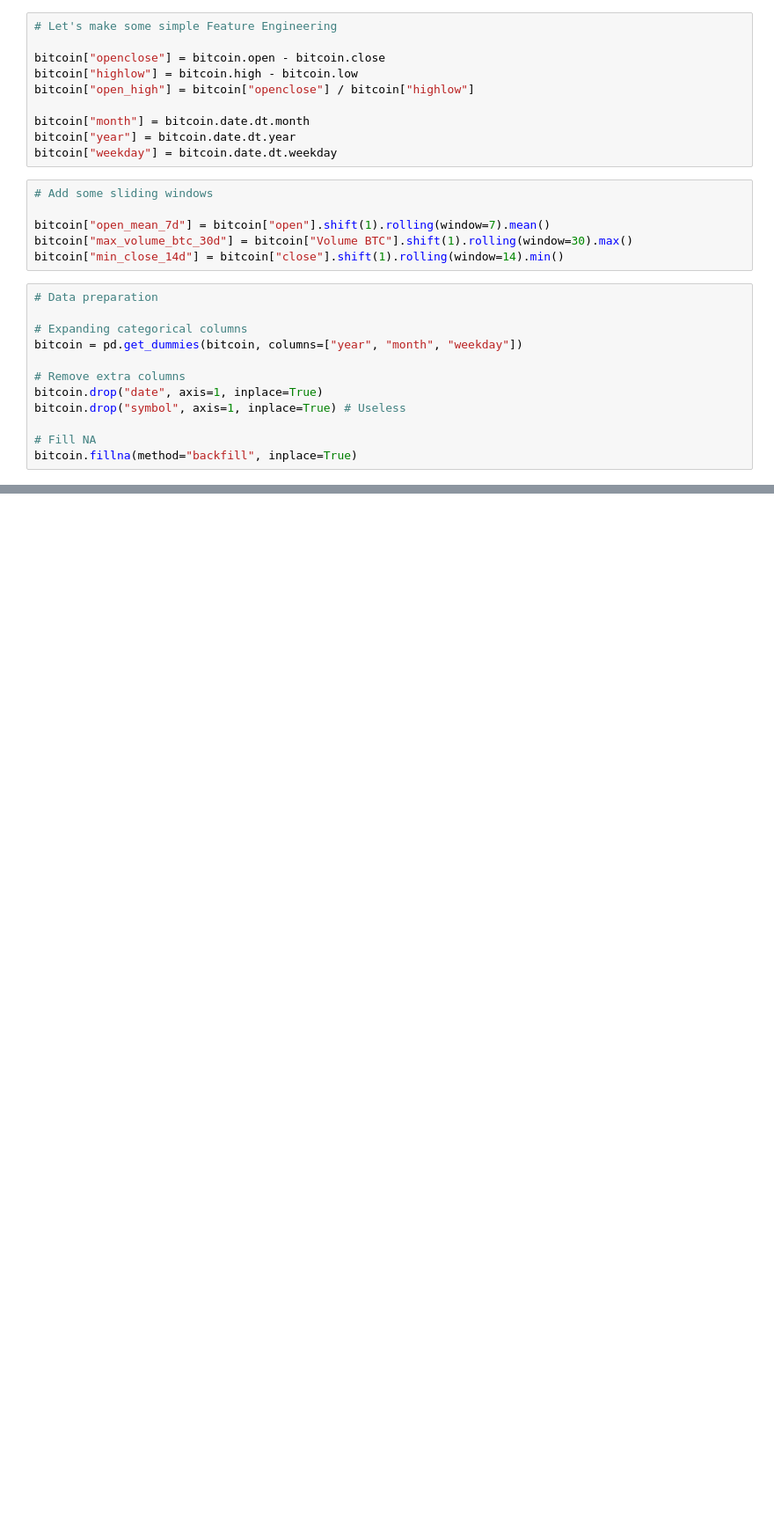
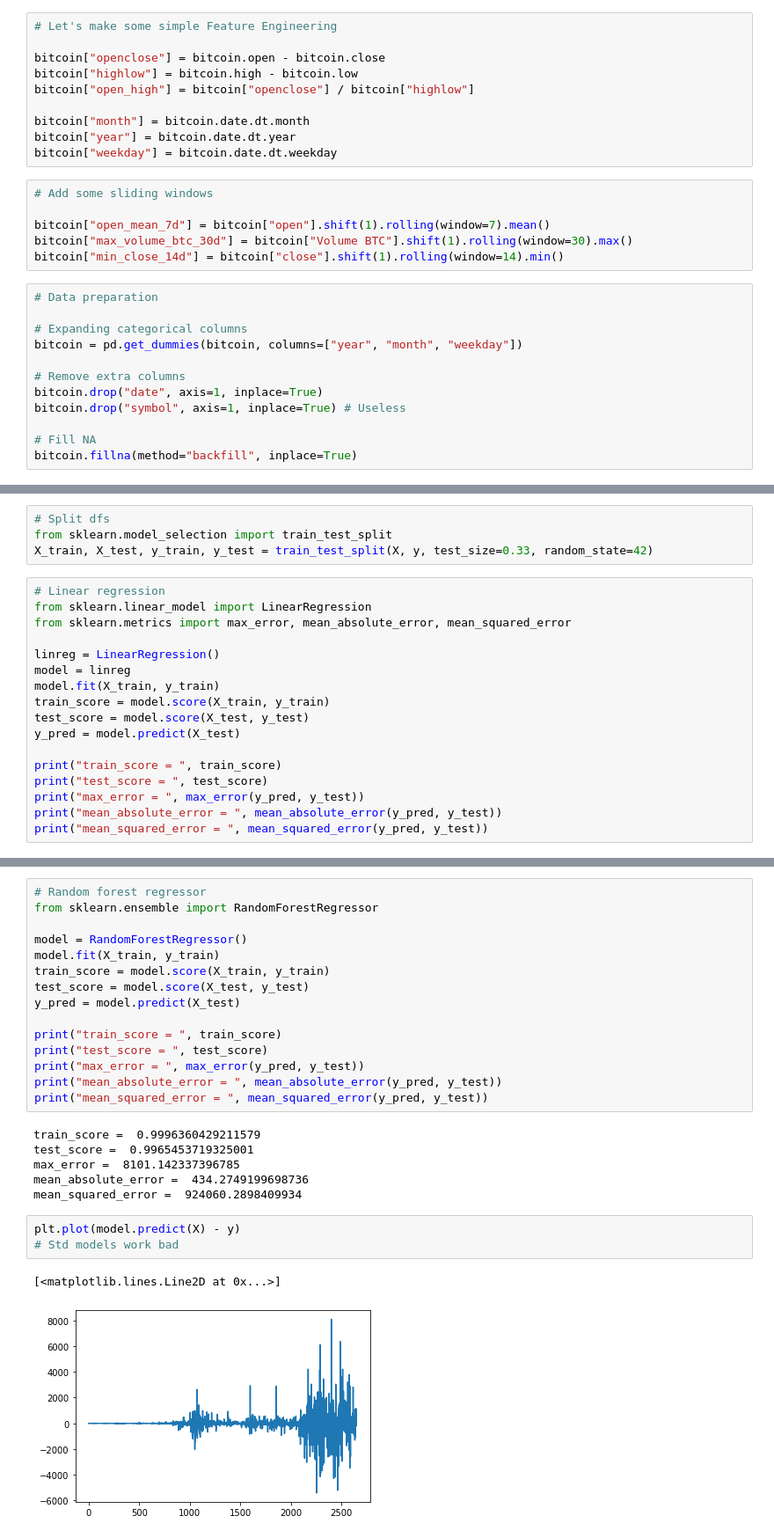
Before and after one commit to pvlKryu/BTC-USD_ML_Prediction, a Jupyter notebook: BTC_USD_ML_Prediction.ipynb, the cells around one changed output, grey strips where cells are left out. Shown: that part at 88% size. Drawn from its saved outputs; the diff is of its cells as text; blank space fills up the shorter version.

Commit message:
LinearRegression & RandomForestRegressor models used

```diff
--- a/BTC_USD_ML_Prediction.ipynb
+++ b/BTC_USD_ML_Prediction.ipynb
@@ -59,0 +68,21 @@ bitcoin.fillna(method="backfill", inplace=True)
+# %%
+# Split dfs
+from sklearn.model_selection import train_test_split
+X_train, X_test, y_train, y_test = train_test_split(X, y, test_size=0.33, random_state=42)
+# %%
+# Linear regression
+from sklearn.linear_model import LinearRegression
+from sklearn.metrics import max_error, mean_absolute_error, mean_squared_error
+
+linreg = LinearRegression()
+model = linreg
+model.fit(X_train, y_train)
+train_score = model.score(X_train, y_train)
+test_score = model.score(X_test, y_test)
+y_pred = model.predict(X_test)
+
+print("train_score = ", train_score)
+print("test_score = ", test_score)
+print("max_error = ", max_error(y_pred, y_test))
+print("mean_absolute_error = ", mean_absolute_error(y_pred, y_test))
+print("mean_squared_error = ", mean_squared_error(y_pred, y_test))
@@ -59,0 +95,27 @@ bitcoin.fillna(method="backfill", inplace=True)
+# %%
+# Random forest regressor
+from sklearn.ensemble import RandomForestRegressor
+
+model = RandomForestRegressor()
+model.fit(X_train, y_train)
+train_score = model.score(X_train, y_train)
+test_score = model.score(X_test, y_test)
+y_pred = model.predict(X_test)
+
+print("train_score = ", train_score)
+print("test_score = ", test_score)
+print("max_error = ", max_error(y_pred, y_test))
+print("mean_absolute_error = ", mean_absolute_error(y_pred, y_test))
+print("mean_squared_error = ", mean_squared_error(y_pred, y_test))
+# %% [output]
+train_score =  0.9996360429211579
+test_score =  0.9965453719325001
+max_error =  8101.142337396785
+mean_absolute_error =  434.2749199698736
+mean_squared_error =  924060.2898409934
+# %%
+plt.plot(model.predict(X) - y)
+# Std models work bad
+# %% [output]
+[<matplotlib.lines.Line2D at 0x...>]
+[figure, added]
```
Also changed, not shown: parts of 3 cells of this notebook.
